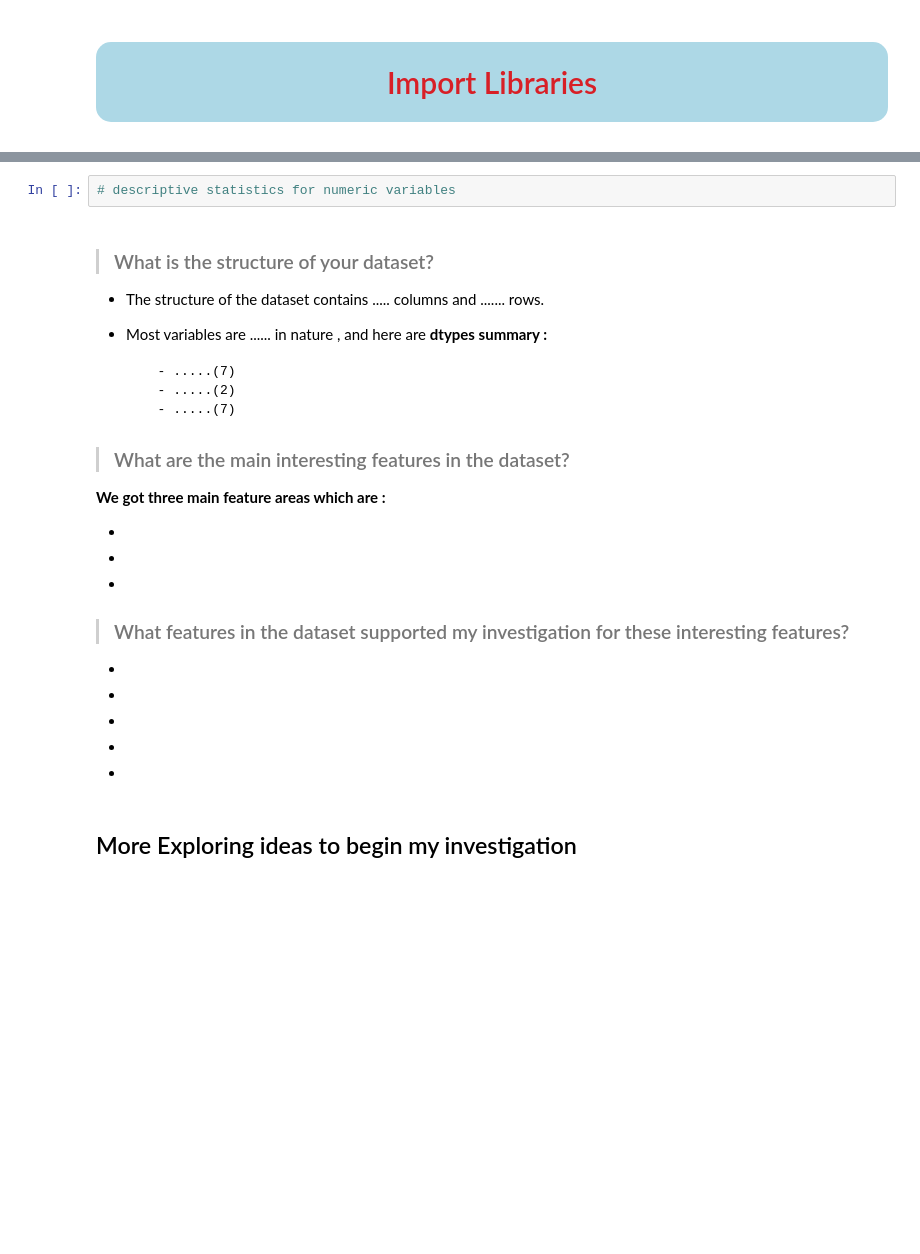
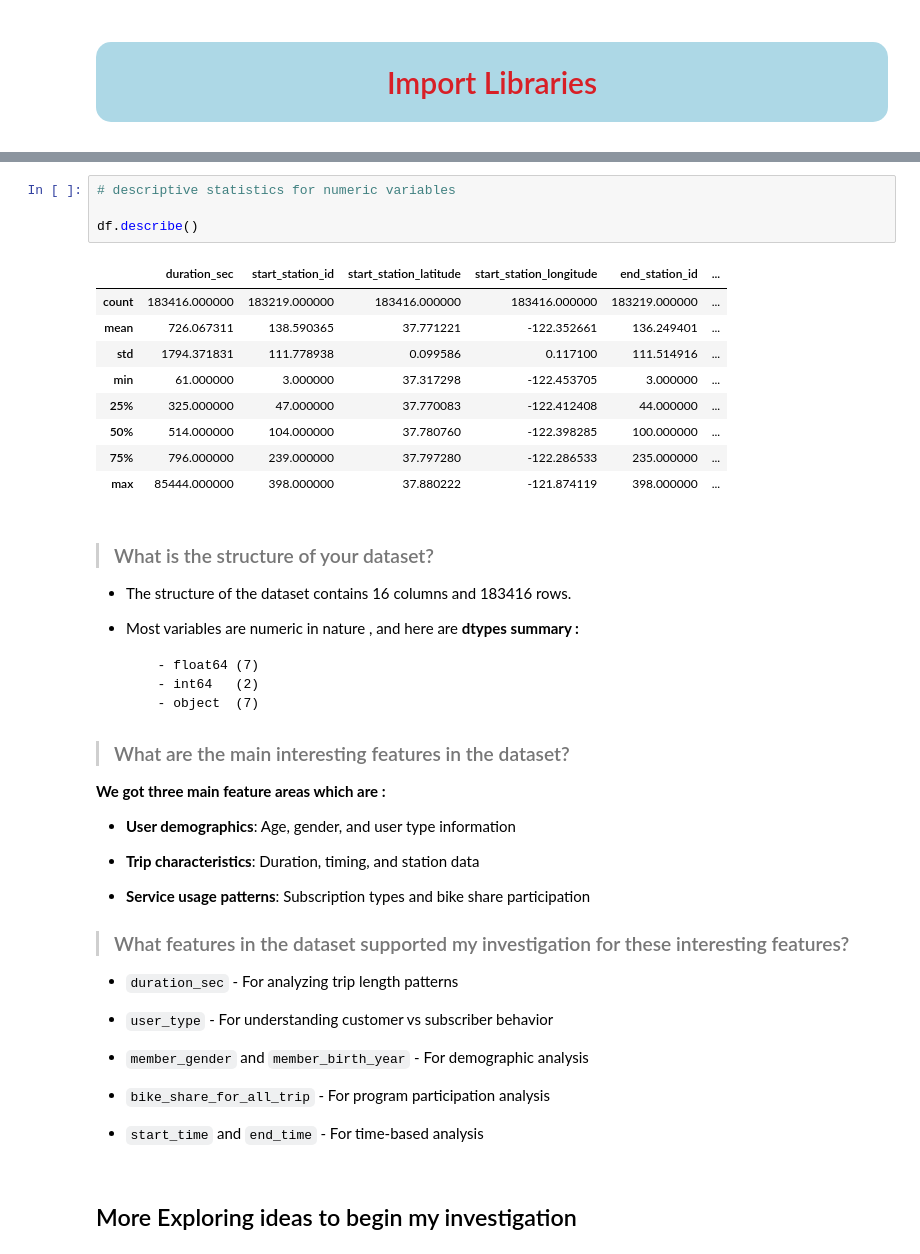
Before and after one commit to Hashem-Rashed/Data_Preprocessing_Module, a Jupyter notebook: datasciece-Final-Project.ipynb, the cells around one changed output, grey strips where cells are left out. Saved outputs shown, nothing was run; the diff lists cells and outputs as text; blank space fills up the shorter version.

```diff
--- a/datasciece-Final-Project.ipynb
+++ b/datasciece-Final-Project.ipynb
@@ -131,5 +162,17 @@ df.head()
 # %%
 # descriptive statistics for numeric variables
+
+df.describe()
+# %% [output]
+|  | duration_sec | start_station_id | start_station_latitude | start_station_longitude | end_station_id | ... |
+| count | 183416.000000 | 183219.000000 | 183416.000000 | 183416.000000 | 183219.000000 | ... |
+| mean | 726.067311 | 138.590365 | 37.771221 | -122.352661 | 136.249401 | ... |
+| std | 1794.371831 | 111.778938 | 0.099586 | 0.117100 | 111.514916 | ... |
+| min | 61.000000 | 3.000000 | 37.317298 | -122.453705 | 3.000000 | ... |
+| 25% | 325.000000 | 47.000000 | 37.770083 | -122.412408 | 44.000000 | ... |
+| 50% | 514.000000 | 104.000000 | 37.780760 | -122.398285 | 100.000000 | ... |
+| 75% | 796.000000 | 239.000000 | 37.797280 | -122.286533 | 235.000000 | ... |
+| max | 85444.000000 | 398.000000 | 37.880222 | -121.874119 | 398.000000 | ... |
 # %% [markdown]
 
 
@@ -139,14 +182,14 @@ df.head()
 
 
 
-- The structure of the dataset contains  ..... columns and ....... rows.
+- The structure of the dataset contains  16 columns and 183416 rows.
 
 
-- Most variables are ...... in nature , and here are **dtypes summary :**
+- Most variables are numeric in nature , and here are **dtypes summary :**
 
-        - .....(7)
-        - .....(2)
-        - .....(7)
+        - float64 (7)
+        - int64   (2)
+        - object  (7)
 
 
 
@@ -154,49 +197,28 @@ df.head()
 > ### What are the main interesting features in the dataset?
 
 
-
-
  **We got three main feature areas which are :**
 
+ - **User demographics**: Age, gender, and user type information
 
+- **Trip characteristics**: Duration, timing, and station data
 
-
--
-
-
-
--
-
-
-
-
--
-
-
+- **Service usage patterns**: Subscription types and bike share participation
 
 
 > ### What features in the dataset supported my investigation for these interesting features?
 
 
 
--
+- `duration_sec` - For analyzing trip length patterns
 
+- `user_type` - For understanding customer vs subscriber behavior
 
+- `member_gender` and `member_birth_year` - For demographic analysis
 
--
+- `bike_share_for_all_trip` - For program participation analysis
 
-
-
--
-
-
-
--
-
-
-
-
--
+- `start_time` and `end_time` - For time-based analysis
 # %% [markdown]
 ##  More Exploring ideas to begin my investigation
 # %%
```
Also changed, not shown: parts of 28 cells of this notebook.
